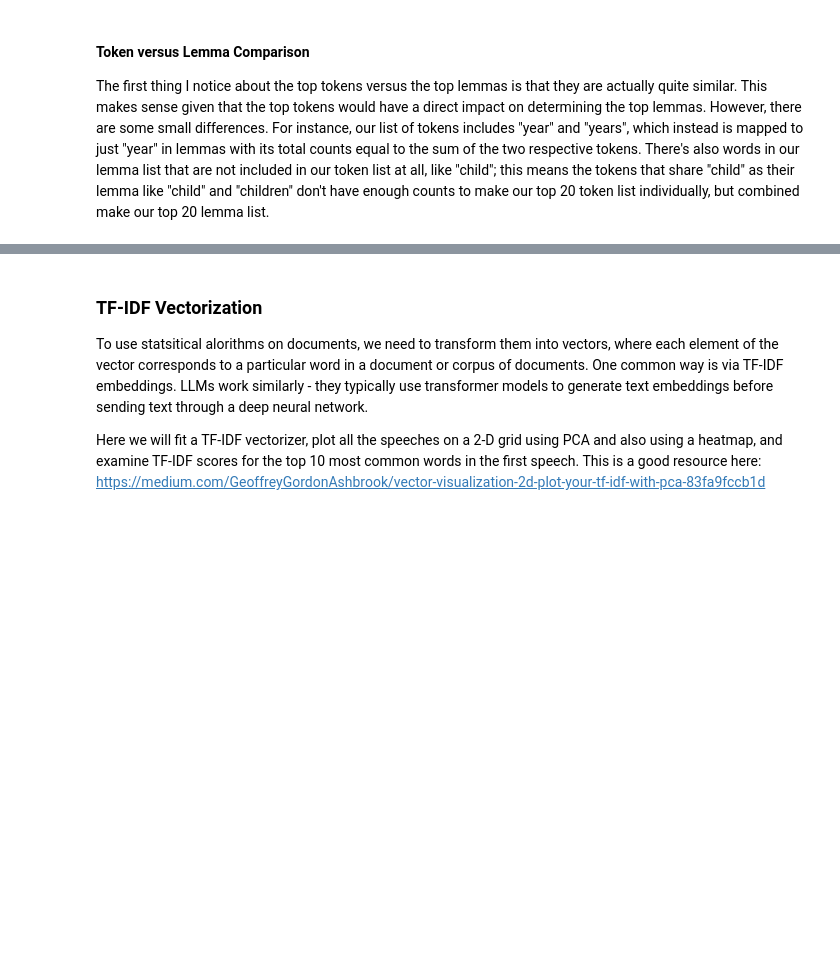
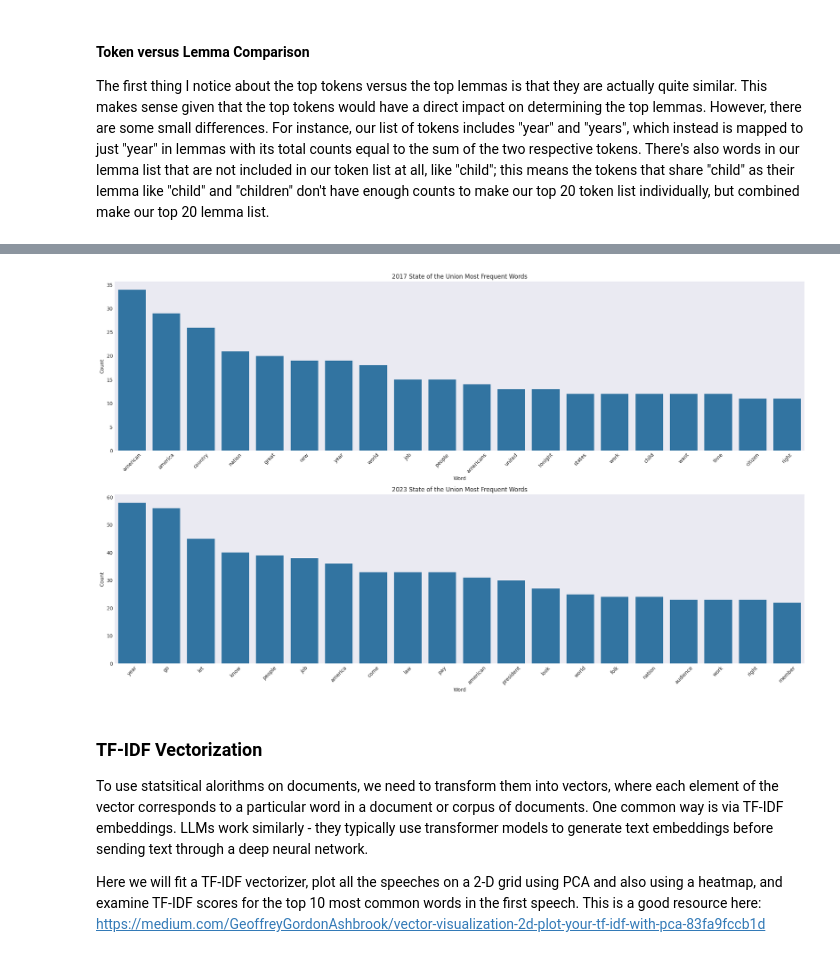
Before and after one commit to UCB-stat-159-f25/proj02-shrija-owen-allison, a Jupyter notebook: nlp-P02.ipynb, the cells around one changed output, grey strips where cells are left out. Saved outputs shown, nothing was run; the diff lists cells and outputs as text; code cells hidden in the pictures; blank space fills up the shorter version.

```diff
--- a/nlp-P02.ipynb
+++ b/nlp-P02.ipynb
@@ -151,7 +136,7 @@ def get_most_common_words(df, year, n=25):
 
     # Step 2: Process the text with spaCy
     speeches = []
-    for speech in df["Text"]:
+    for speech in subset_df["Text"]:
         speech_tokens = nlp(speech)
         speeches.append(speech_tokens)
 
@@ -177,5 +176,5 @@ Run your function from the previous step to get the top 20 words for 2017 and 20
 # %%
-words_2023 = get_most_common_words(df=sou, year=2024, n=20)
-words_2017 = get_most_common_words(df=sou, year=2024, n=20)
+words_2023 = get_most_common_words(df=sou, year=2023, n=20)
+words_2017 = get_most_common_words(df=sou, year=2017, n=20)
 # %%
 words_2023
@@ -230,5 +225,5 @@ words_2017
 # %%
-# Hint - put the words and counts into a pd Dataframe for better structure
-# and to make plotting easier
 df_2017 = pd.DataFrame(words_2017)
+df_2017.columns = ["Word", "Count"]
 df_2023 = pd.DataFrame(words_2023)
+df_2023.columns = ["Word", "Count"]
@@ -239,3 +230,21 @@ df_2023 = pd.DataFrame(words_2023)
+# %%
+# Bar plots for 2017 and 2023
+fig, axes = plt.subplots(2, 1, figsize=(20, 12))
+
+# 2017
+sns.barplot(data=df_2017, x="Word", y="Count", ax=axes[0])
+axes[0].set_title("2017 State of the Union Most Frequent Words")
+axes[0].tick_params(axis="x", rotation=45)
+
+# 2023
+sns.barplot(data=df_2023, x="Word", y="Count", ax=axes[1])
+axes[1].set_title("2023 State of the Union Most Frequent Words")
+axes[1].tick_params(axis="x", rotation=45)
+
+plt.tight_layout()
+plt.show();
+# %% [output]
+[figure, added]
 # %% [markdown]
 ### TF-IDF Vectorization
 
```
Also changed, not shown: parts of 8 cells of this notebook.
